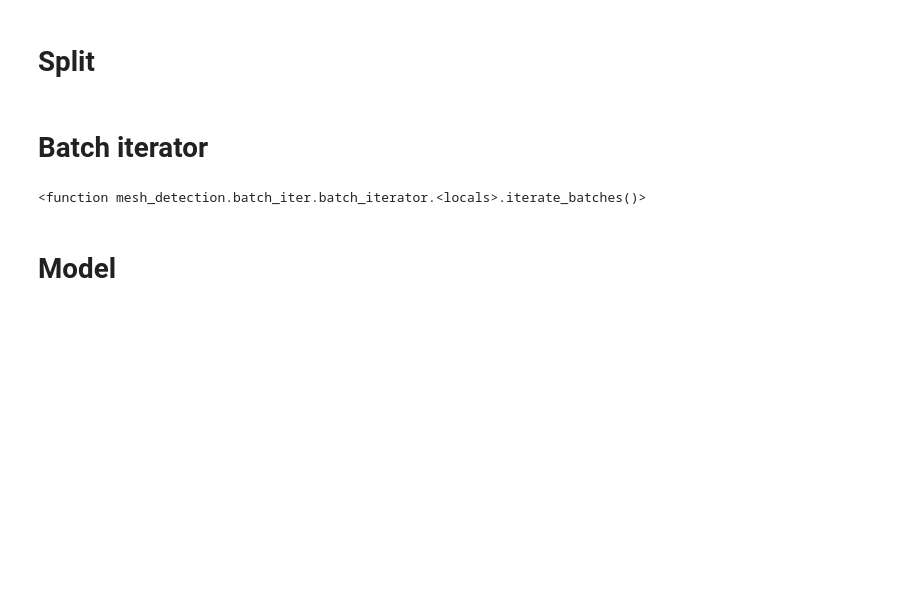
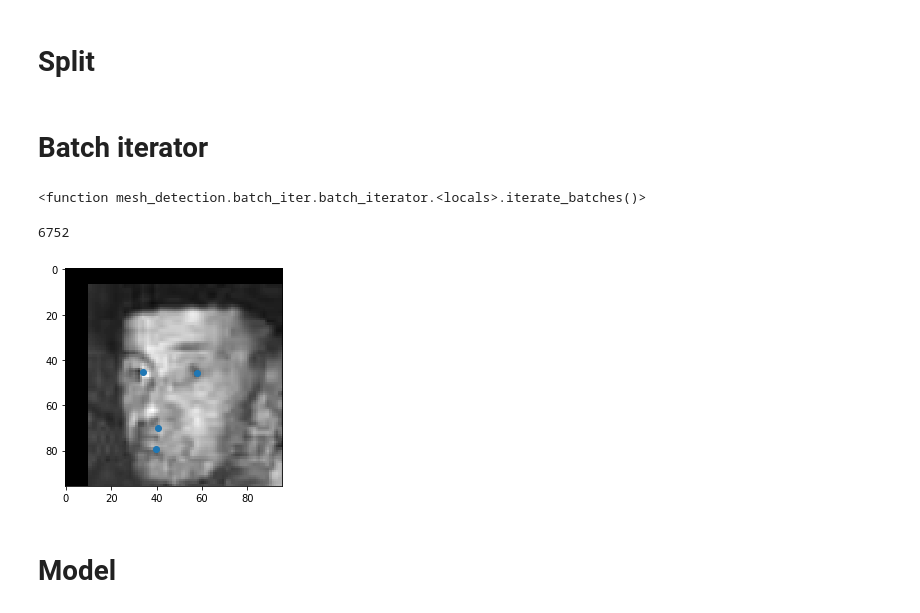
Before and after one commit to mishgon/mesh_detection, a Jupyter notebook: notebooks/test_kaggle_face.ipynb, the cells around one changed output. Saved outputs shown, nothing was run; the diff lists cells and outputs as text; code cells hidden in the pictures; blank space fills up the shorter version.

```diff
--- a/notebooks/test_kaggle_face.ipynb
+++ b/notebooks/test_kaggle_face.ipynb
@@ -50,11 +63,20 @@ train_ids, val_ids, test_ids = stratified_train_val_test_split(ds.ids, labels=co
 # %% [markdown]
 # Batch iterator
 # %%
-batch_iter = batch_iterator(ds.load_image, ds.load_key_points, train_ids[:100], 50, randomly_flip, add_channel_dim)
+iterate_batches = batch_iterator(ds.load_image, ds.load_key_points, train_ids, 50, randomly_shift, add_channel_dim)
-# %%
-batch_iter
-# %% [output]
-<function mesh_detection.batch_iter.batch_iterator.<locals>.iterate_batches()>
+# %%
+iterate_batches
+# %% [output]
+<function mesh_detection.batch_iter.batch_iterator.<locals>.iterate_batches()>
+# %%
+batch = next(iterate_batches())
+# %% [output]
+6752
+# %%
+plt.imshow(batch[0][0, 0])
+show_key_points(batch[1][0])
+# %% [output]
+[figure, added]
 # %% [markdown]
 # Model
 # %%
```
Also changed, not shown: parts of 23 cells of this notebook, 6 other files.
